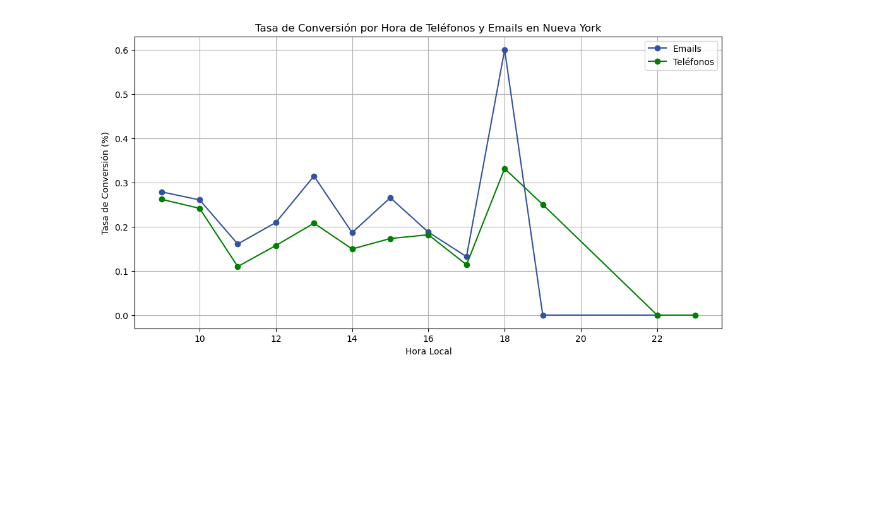
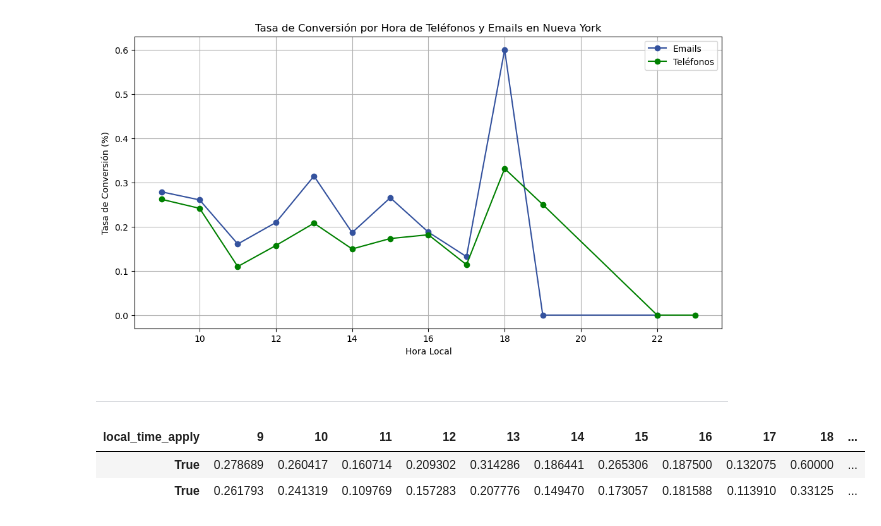
Before and after one commit to lnastri25/POO_UCEMA, a Jupyter notebook: trabajos_practicos/tp_datos/1-gregors/gregors.ipynb, the cells around one changed output. Drawn from its saved outputs; the diff is of its cells as text; code cells hidden in the pictures; blank space fills up the shorter version.

```diff
--- a/trabajos_practicos/tp_datos/1-gregors/gregors.ipynb
+++ b/trabajos_practicos/tp_datos/1-gregors/gregors.ipynb
@@ -491,3 +523,5 @@ plt.legend(["Emails", "Teléfonos"])
 plt.show()
 # %% [output]
 [figure]
+# %% [markdown]
+___
@@ -493,0 +534,7 @@ plt.show()
+# %%
+pivot_table_combinada2 = pd.concat([pivot_table_email2, pivot_table_phone2])
+pivot_table_combinada2
+# %% [output]
+| local_time_apply | 9 | 10 | 11 | 12 | 13 | 14 | 15 | 16 | 17 | 18 | ... |
+| True | 0.278689 | 0.260417 | 0.160714 | 0.209302 | 0.314286 | 0.186441 | 0.265306 | 0.187500 | 0.132075 | 0.60000 | ... |
+| True | 0.261793 | 0.241319 | 0.109769 | 0.157283 | 0.207776 | 0.149470 | 0.173057 | 0.181588 | 0.113910 | 0.33125 | ... |
```
Also changed, not shown: parts of 18 cells of this notebook, 4 other files.
